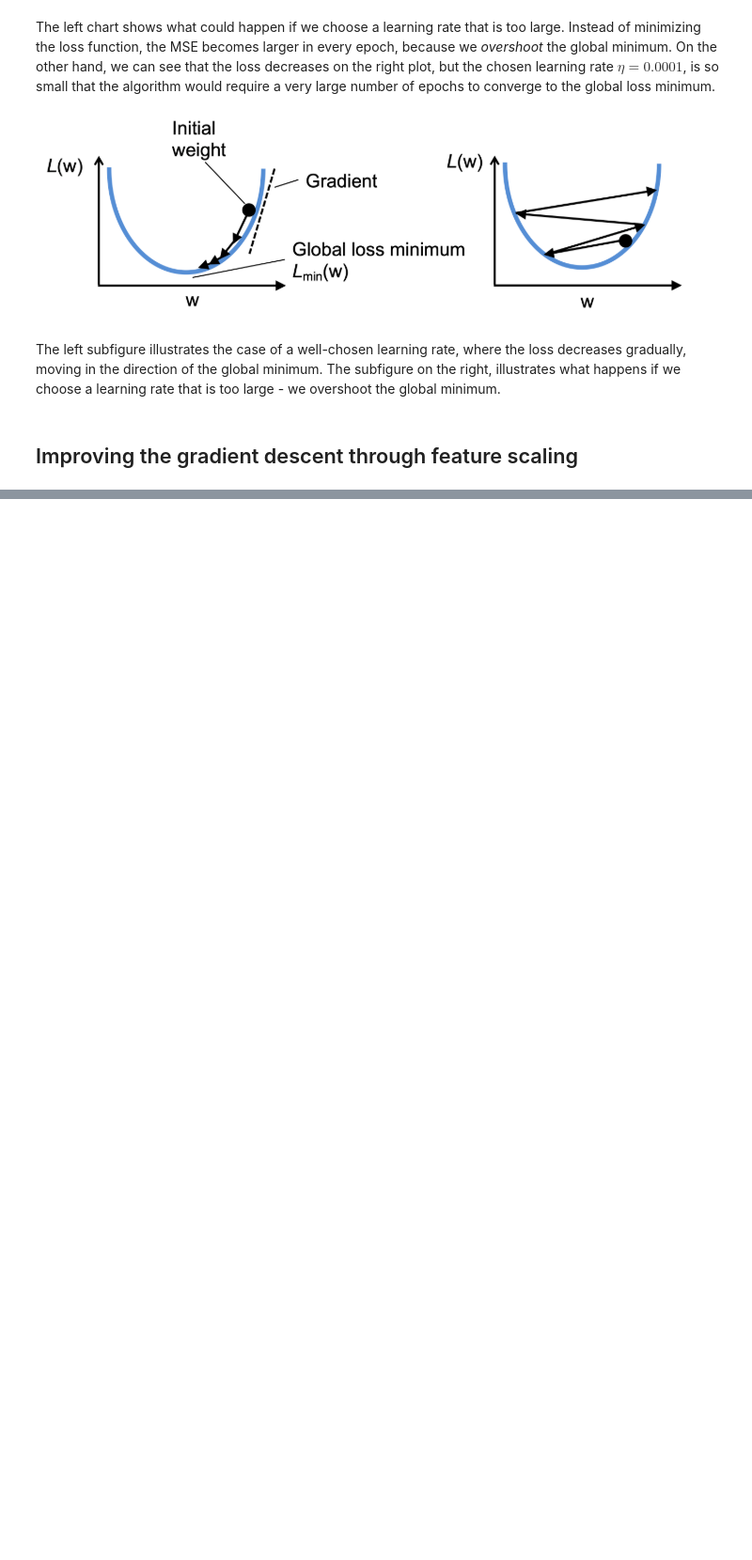
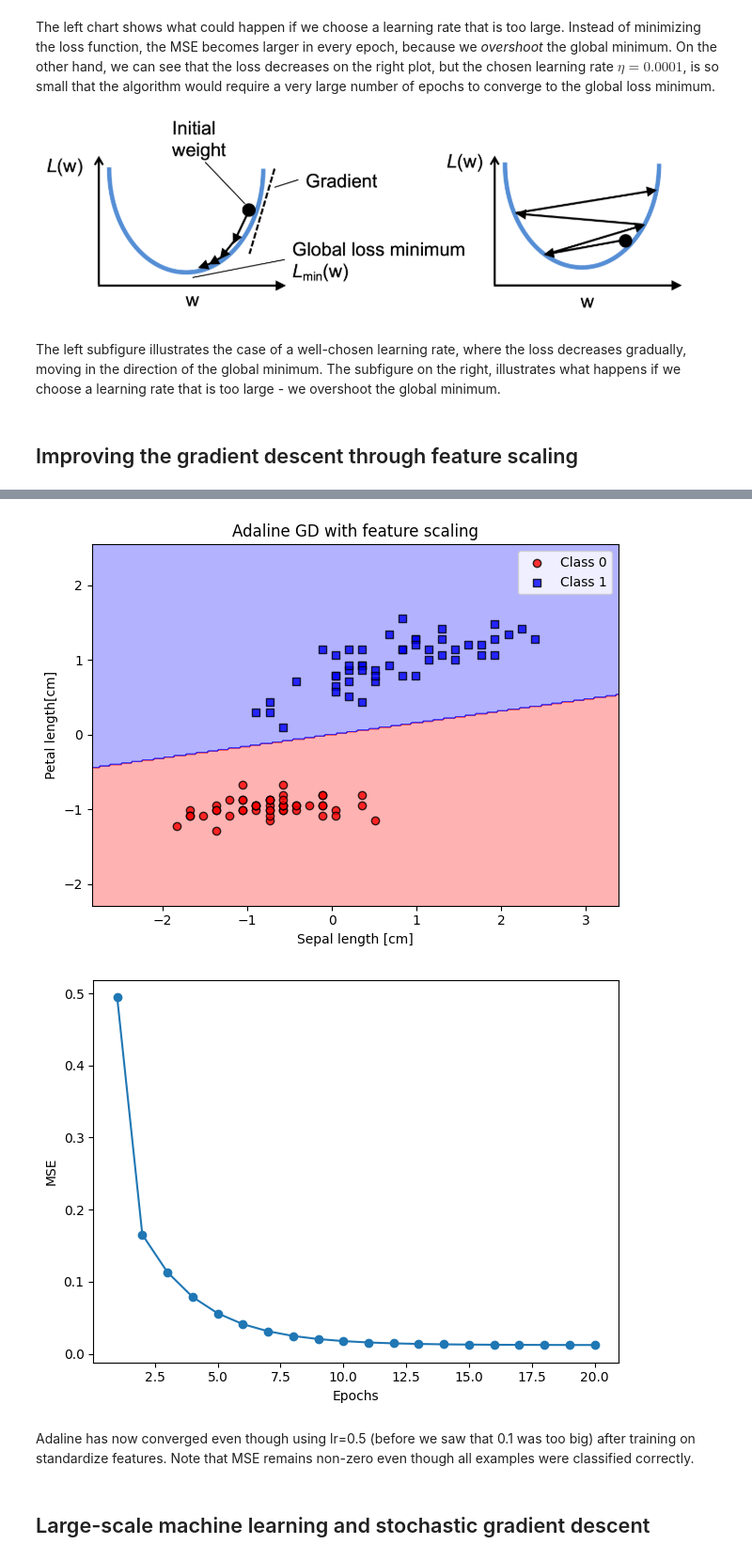
Before and after one commit to alvarooooooo/Machine-Learning-with-PyTorch-and-Scikit-Learn, a Jupyter notebook: Chapter-02/Training-Simple-Machine-Learning-Algorithms-for-Classification.ipynb, the cells around one changed output, grey strips where cells are left out. Shown: that part at 94% size. Cells and saved outputs as stored; diff of their text form; code cells hidden in the pictures; blank space fills up the shorter version.

```diff
--- a/Chapter-02/Training-Simple-Machine-Learning-Algorithms-for-Classification.ipynb
+++ b/Chapter-02/Training-Simple-Machine-Learning-Algorithms-for-Classification.ipynb
@@ -595,0 +614,31 @@ The left subfigure illustrates the case of a well-chosen learning rate, where th
+# %%
+# standardization
+X_std = np.copy(X)
+X_std[:, 0] = (X[:, 0] - X[:, 0].mean()) / X[:, 0].std()
+X_std[:, 1] = (X[:, 1] - X[:, 1].mean()) / X[:, 1].std()
+# %%
+# training Adaline
+learning_rate = 0.5
+ada_gd = AdalineGD(n_iter=20, lr=learning_rate).fit(X_std, y)
+# %%
+# plot
+plot_decision_regions(
+    X_std,
+    y,
+    classifier=ada_gd,
+    xlabel="Sepal length [cm]",
+    ylabel="Petal length[cm]",
+    title="Adaline GD with feature scaling",
+)
+plt.plot(range(1, len(ada_gd.losses_) + 1), ada_gd.losses_, marker="o")
+plt.xlabel("Epochs")
+plt.ylabel("MSE")
+plt.tight_layout()
+plt.show()
+# %% [output]
+[figure, added]
+[figure, added]
+# %% [markdown]
+Adaline has now converged even though using lr=0.5 (before we saw that 0.1 was too big) after training on standardize features. Note that MSE remains non-zero even though all examples were classified correctly.
+# %% [markdown]
+## Large-scale machine learning and stochastic gradient descent
```
Also changed, not shown: parts of 12 cells of this notebook.
